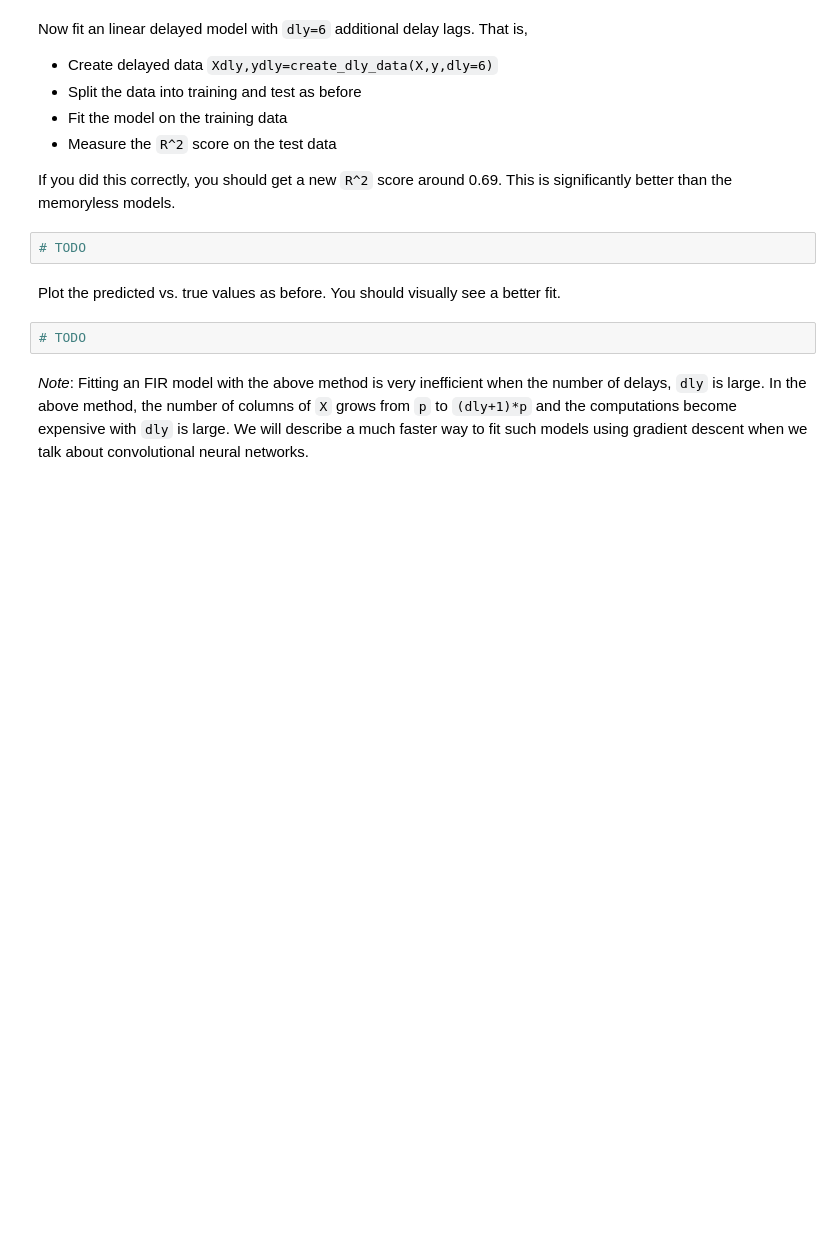
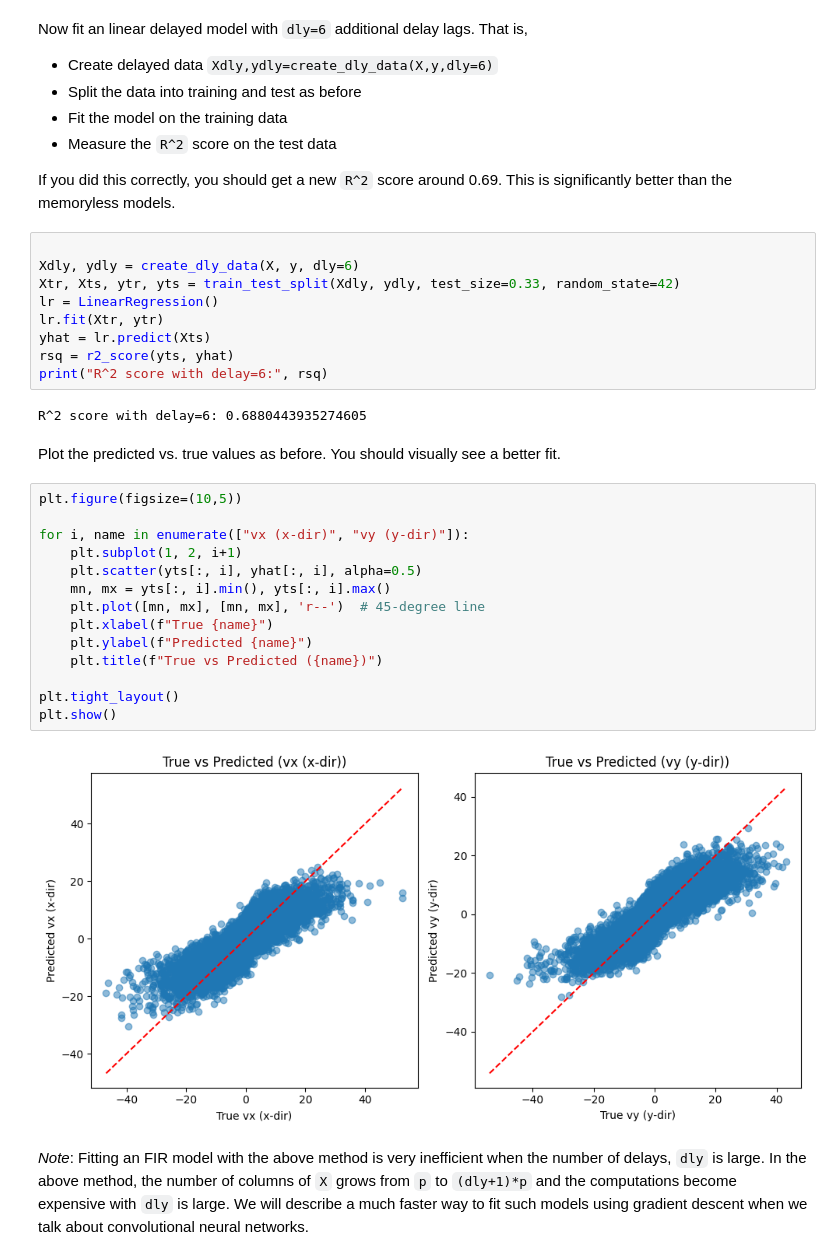
Before and after one commit to prachi-pradhan/introml, a Jupyter notebook: unit04_model_sel/lab_neural_partial.ipynb, the cells around one changed output. Saved outputs shown, nothing was run; the diff lists cells and outputs as text; blank space fills up the shorter version.

```diff
--- a/unit04_model_sel/lab_neural_partial.ipynb
+++ b/unit04_model_sel/lab_neural_partial.ipynb
@@ -175,12 +173,35 @@ Now fit an linear delayed model with `dly=6` additional delay lags.  That is,
 * Measure the `R^2` score on the test data
 
 If you did this correctly, you should get a new `R^2` score around 0.69.  This is significantly better than the memoryless models.
-# %%
-# TODO
+# %%
+
+Xdly, ydly = create_dly_data(X, y, dly=6)
+Xtr, Xts, ytr, yts = train_test_split(Xdly, ydly, test_size=0.33, random_state=42)
+lr = LinearRegression()
+lr.fit(Xtr, ytr)
+yhat = lr.predict(Xts)
+rsq = r2_score(yts, yhat)
+print("R^2 score with delay=6:", rsq)
+# %% [output]
+R^2 score with delay=6: 0.6880443935274605
 # %% [markdown]
 Plot the predicted vs. true values as before. You should visually see a better fit.
-# %%
-# TODO
+# %%
+plt.figure(figsize=(10,5))
+
+for i, name in enumerate(["vx (x-dir)", "vy (y-dir)"]):
+    plt.subplot(1, 2, i+1)
+    plt.scatter(yts[:, i], yhat[:, i], alpha=0.5)
+    mn, mx = yts[:, i].min(), yts[:, i].max()
+    plt.plot([mn, mx], [mn, mx], 'r--')  # 45-degree line
+    plt.xlabel(f"True {name}")
+    plt.ylabel(f"Predicted {name}")
+    plt.title(f"True vs Predicted ({name})")
+
+plt.tight_layout()
+plt.show()
+# %% [output]
+[figure, added]
 # %% [markdown]
 *Note*:  Fitting an FIR model with the above method is very inefficient when the number of delays, `dly` is large.  In the above method, the number of columns of `X` grows from `p` to `(dly+1)*p` and the computations become expensive with `dly` is large.  We will describe a much faster way to fit such models using gradient descent when we talk about convolutional neural networks.
 # %% [markdown]
```
Also changed, not shown: parts of 10 cells of this notebook.
